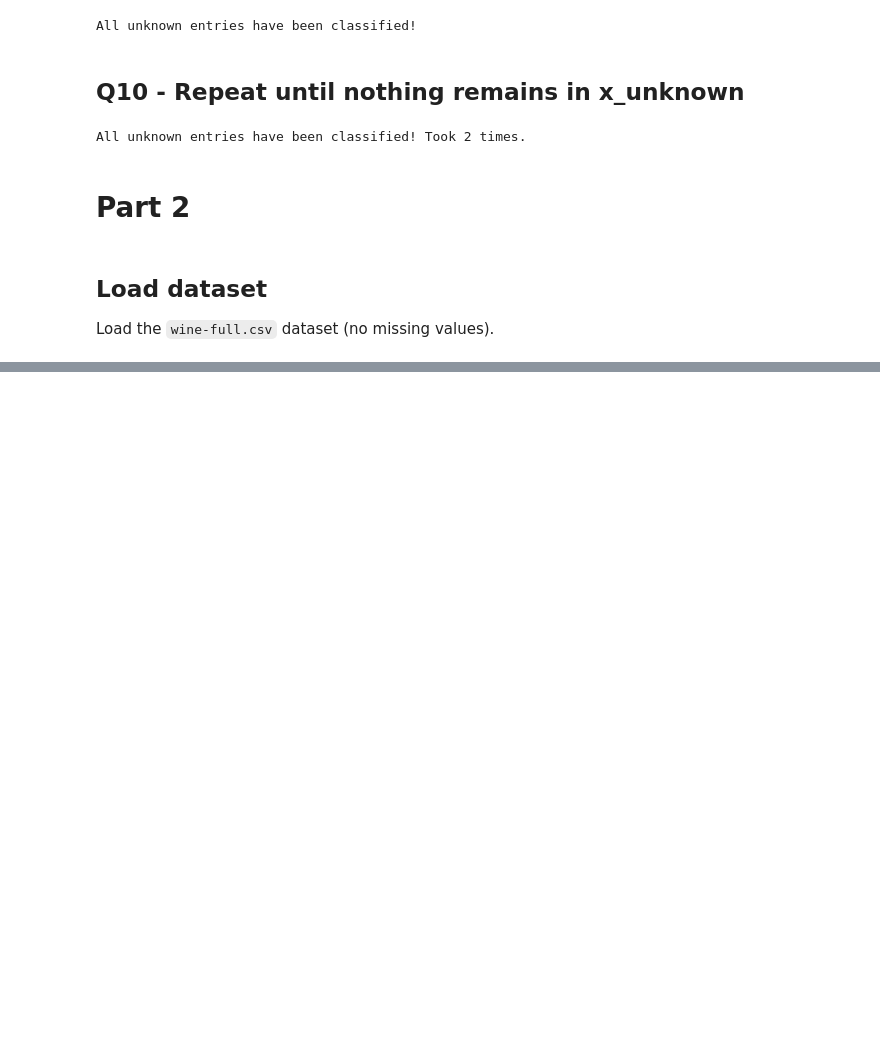
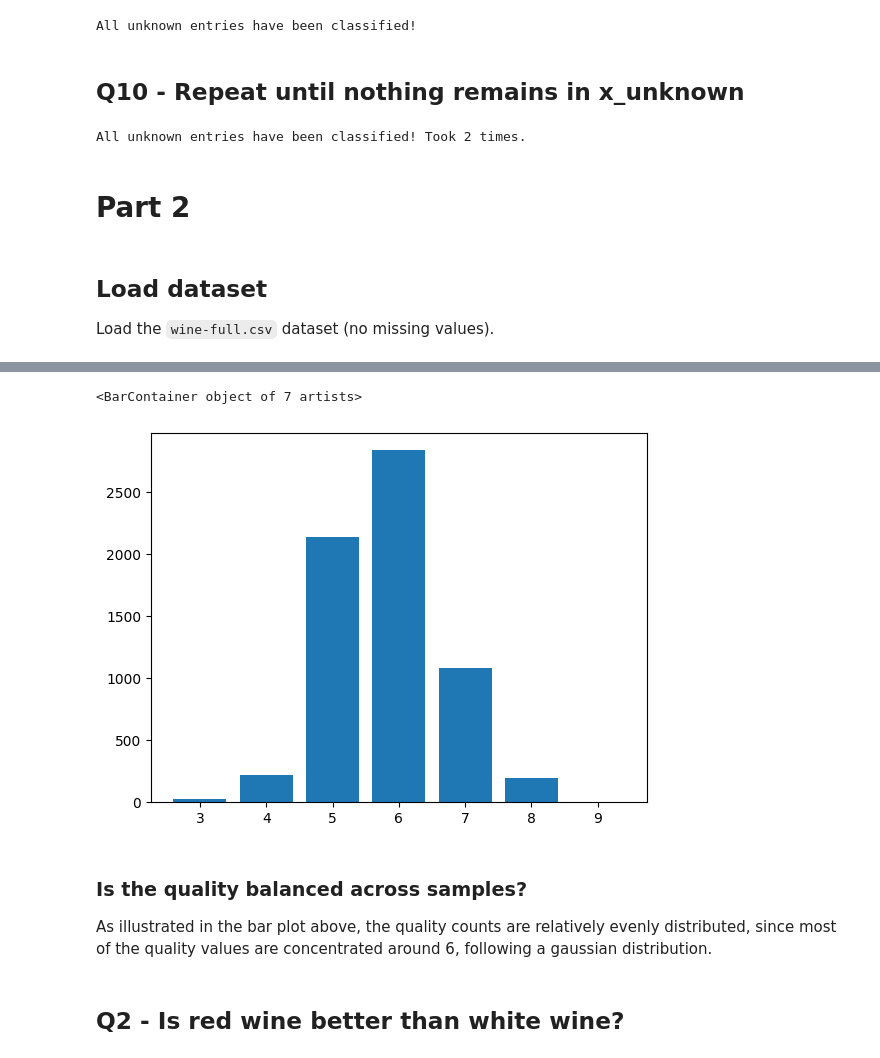
Before and after one commit to lazarosgogos/ML-exercises, a Jupyter notebook: ML_Project_4.ipynb, the cells around one changed output, grey strips where cells are left out. Cells and saved outputs as stored; diff of their text form; code cells hidden in the pictures; blank space fills up the shorter version.

```diff
--- a/ML_Project_4.ipynb
+++ b/ML_Project_4.ipynb
@@ -209,3 +209,6 @@ All unknown entries have been classified! Took 2 times.
 # %% [markdown]
 ## Load dataset
 Load the `wine-full.csv` dataset (no missing values).
+# %%
+df = pd.read_csv('wine-full.csv')
+df.describe()
@@ -211,0 +225,11 @@ Load the `wine-full.csv` dataset (no missing values).
+# %%
+plt.figure(2)
+plt.bar(df['quality'].value_counts().index.to_list(), df['quality'].value_counts())
+# %% [output]
+<BarContainer object of 7 artists>
+[figure, added]
+# %% [markdown]
+### Is the quality balanced across samples?
+As illustrated in the bar plot above, the quality counts are relatively evenly distributed, since most of the quality values are concentrated around 6, following a gaussian distribution.
+# %% [markdown]
+## Q2 - Is red wine better than white wine?
```
Also changed, not shown: parts of 2 cells of this notebook.
